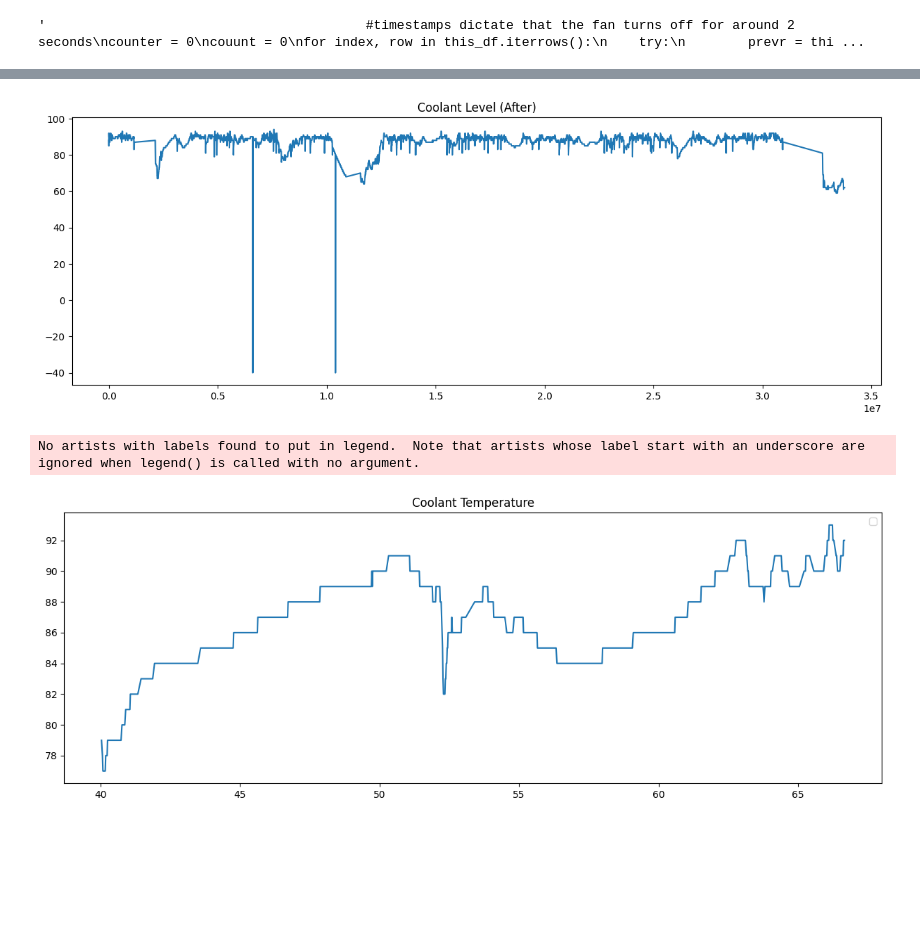
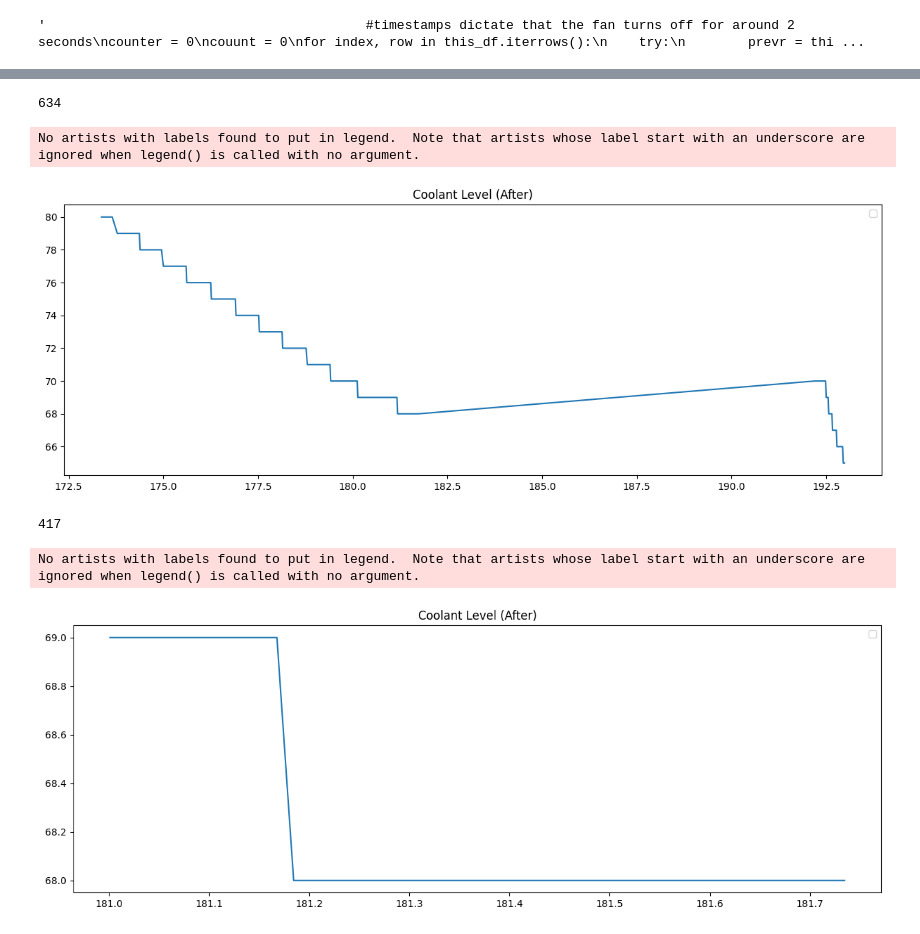
Before and after one commit to gautamvira/Predictive-Maintenance, a Jupyter notebook: data_processing.ipynb, the cells around one changed output, grey strips where cells are left out. Drawn from its saved outputs; the diff is of its cells as text; code cells hidden in the pictures; blank space fills up the shorter version.

```diff
--- a/data_processing.ipynb
+++ b/data_processing.ipynb
@@ -206,22 +256,32 @@ print(couunt)
+# %%
+print(len(vals))
+# %% [output]
+634
 # %%
-vals = df_copy.loc[(df_copy['sensor']=='65262-110'), 'decodedValue']
-ts = df_copy.loc[(df_copy['sensor']=='65262-110'), 'timestamp']
-#ts/=60
+vals = df_copy.loc[(df_copy['sensor']=='65262-110') & (df_copy['timestamp'] > 10400058) & (df_copy['timestamp'] < 11580058), 'decodedValue']
+ts = df_copy.loc[(df_copy['sensor']=='65262-110') & (df_copy['timestamp'] > 10400058) & (df_copy['timestamp'] < 11580058), 'timestamp']
+ts /= 60000
 plt.figure(figsize=(15,5))
 plt.plot(ts, vals)
 plt.title('Coolant Level (After)')
+plt.legend()
 plt.show()
 # %% [output]
+No artists with labels found to put in legend.  Note that artists whose label start with an underscore are ignored when legend() is called with no argument.
-[figure, old version]
+[figure, new version]
+# %%
+print(len(vals))
+# %% [output]
+417
 # %%
-vals = df_copy.loc[(df_copy['sensor']=='65262-110') & (df_copy['timestamp'] > 2400000) & (df_copy['timestamp'] < 4000000), 'decodedValue']
-ts = df_copy.loc[(df_copy['sensor']=='65262-110') & (df_copy['timestamp'] > 2400000) & (df_copy['timestamp'] < 4000000), 'timestamp']
+vals = df_copy.loc[(df_copy['sensor']=='65262-110') & (df_copy['timestamp'] > 10860000) & (df_copy['timestamp'] < 11520000), 'decodedValue']
+ts = df_copy.loc[(df_copy['sensor']=='65262-110') & (df_copy['timestamp'] > 10860000) & (df_copy['timestamp'] < 11520000), 'timestamp']
 ts /= 60000
 plt.figure(figsize=(15,5))
 plt.plot(ts, vals)
-plt.title('Coolant Temperature')
+plt.title('Coolant Level (After)')
 plt.legend()
 plt.show()
 # %% [output]
 No artists with labels found to put in legend.  Note that artists whose label start with an underscore are ignored when legend() is called with no argument.
-[figure, old version]
+[figure, new version]
```
Also changed, not shown: parts of 26 cells of this notebook, 3 other files.
